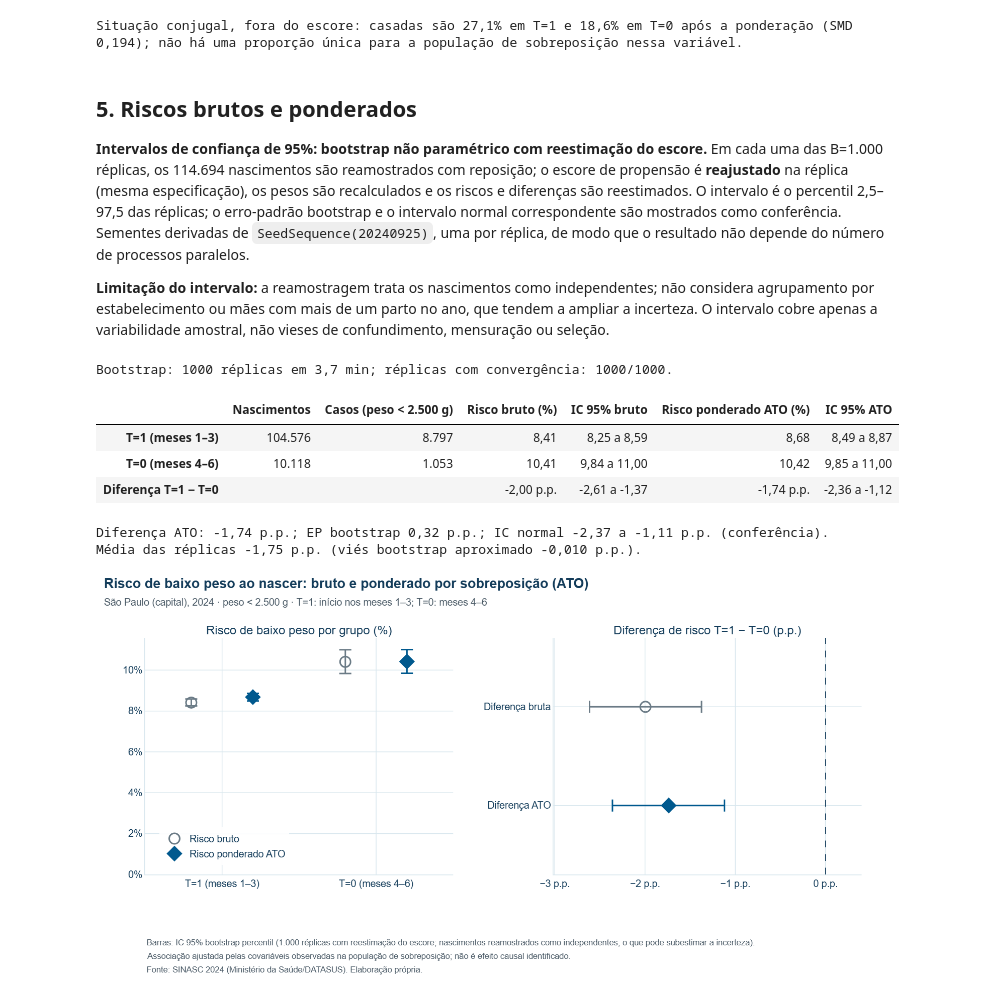
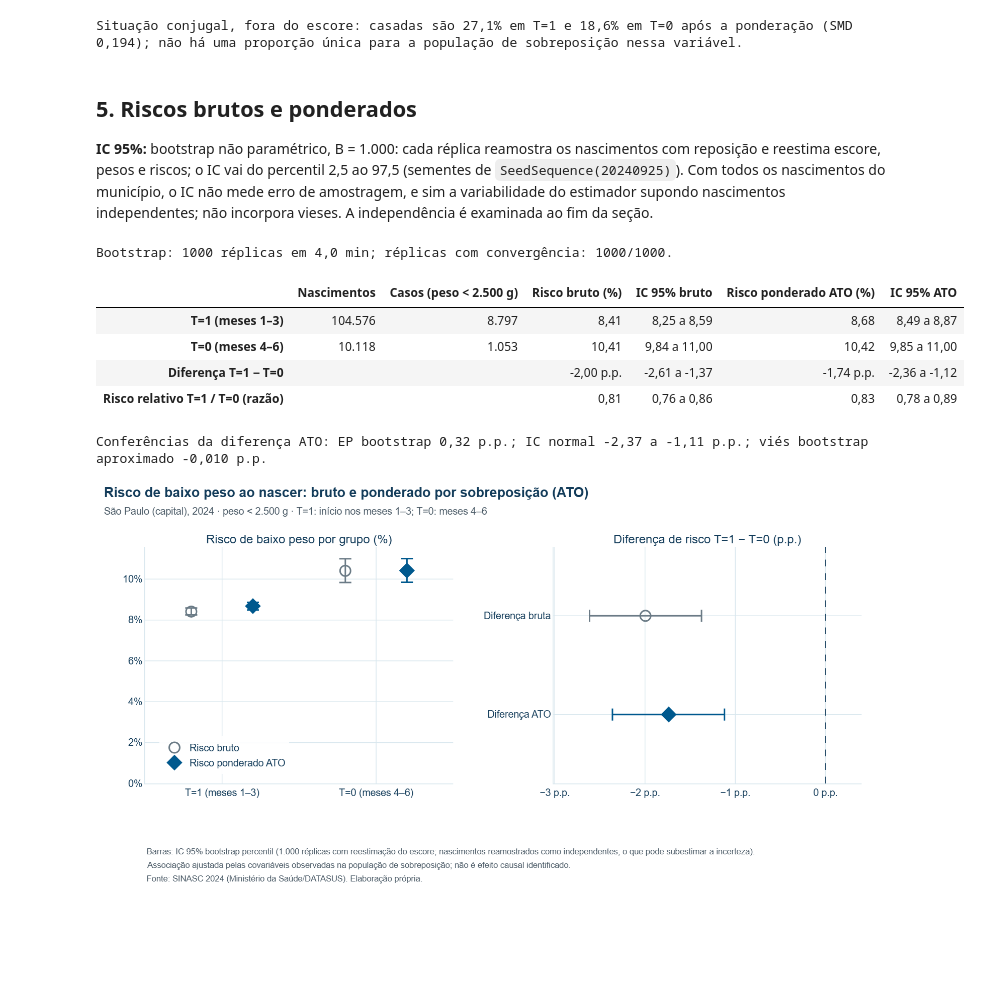
Before and after one commit to ariel-velardo/data-science-projects, a Jupyter notebook: projetos/big-data-sinasc-causal-ml/notebooks/principal/03_estimacao_ato.ipynb, the cells around one changed output. Saved outputs shown, nothing was run; the diff lists cells and outputs as text; code cells hidden in the pictures; blank space fills up the shorter version.

```diff
--- a/projetos/big-data-sinasc-causal-ml/notebooks/principal/03_estimacao_ato.ipynb
+++ b/projetos/big-data-sinasc-causal-ml/notebooks/principal/03_estimacao_ato.ipynb
@@ -97,6 +87,8 @@ with duckdb.connect() as con:
         projecao
         + ", mesprenat_num, peso_num, try_cast(QTDFILMORT AS INTEGER) AS QTDFILMORT_NUM"
         + ", year(try_strptime(CAST(DTNASC AS VARCHAR), '%d%m%Y')) AS ano_nascimento"
+        # Estabelecimento e local do parto: só para a sensibilidade da inferência (seção 5); fora do escore.
+        + ", CAST(CODESTAB AS VARCHAR) AS CODESTAB, CAST(LOCNASC AS VARCHAR) AS LOCNASC"
         + " FROM fase1_base"
         + " WHERE tratamento IS NOT NULL AND y_p1 IS NOT NULL AND gravidez_num = 1"
         + " AND mesprenat_num BETWEEN 1 AND 6 AND CAST(CODMUNRES AS VARCHAR) = ?"
@@ -479,9 +470,7 @@ Situação conjugal, fora do escore: casadas são 27,1% em T=1 e 18,6% em T=0 ap
 # %% [markdown]
 ## 5. Riscos brutos e ponderados
 
-**Intervalos de confiança de 95%: bootstrap não paramétrico com reestimação do escore.** Em cada uma das B=1.000 réplicas, os 114.694 nascimentos são reamostrados com reposição; o escore de propensão é **reajustado** na réplica (mesma especificação), os pesos são recalculados e os riscos e diferenças são reestimados. O intervalo é o percentil 2,5–97,5 das réplicas; o erro-padrão bootstrap e o intervalo normal correspondente são mostrados como conferência. Sementes derivadas de `SeedSequence(20240925)`, uma por réplica, de modo que o resultado não depende do número de processos paralelos.
-
-**Limitação do intervalo:** a reamostragem trata os nascimentos como independentes; não considera agrupamento por estabelecimento ou mães com mais de um parto no ano, que tendem a ampliar a incerteza. O intervalo cobre apenas a variabilidade amostral, não vieses de confundimento, mensuração ou seleção.
+**IC 95%:** bootstrap não paramétrico, B = 1.000: cada réplica reamostra os nascimentos com reposição e reestima escore, pesos e riscos; o IC vai do percentil 2,5 ao 97,5 (sementes de `SeedSequence(20240925)`). Com todos os nascimentos do município, o IC não mede erro de amostragem, e sim a variabilidade do estimador supondo nascimentos independentes; não incorpora vieses. A independência é examinada ao fim da seção.
 # %%
 risco_bruto = {g: Y[T == g].mean() for g in (1, 0)}
 risco_ato = {1: ajuste["r1"], 0: ajuste["r0"]}
@@ -504,46 +493,51 @@ resultados = Parallel(n_jobs=8)(delayed(replicas)(bloco) for bloco in blocos)
 # Reordena para a ordem das sementes, independente da divisão em blocos.
 boot = np.empty((B, 5))
 for i, bloco in enumerate(resultados):
     boot[i::16] = np.asarray(bloco, dtype=float)
 boot = pd.DataFrame(boot, columns=["bruto_t1", "bruto_t0", "ato_t1", "ato_t0", "convergiu"])
 boot["dif_bruta"] = 100 * (boot.bruto_t1 - boot.bruto_t0)
 boot["dif_ato"] = 100 * (boot.ato_t1 - boot.ato_t0)
+boot["rr_bruto"] = boot.bruto_t1 / boot.bruto_t0
+boot["rr_ato"] = boot.ato_t1 / boot.ato_t0
 assert len(boot) == B and boot.notna().all().all()
 print(f"Bootstrap: {B} réplicas em {fmt((time.time() - inicio) / 60, 1)} min; "
       f"réplicas com convergência: {int(boot.convergiu.sum())}/{B}.")
 assert boot.convergiu.all(), "Há réplicas sem convergência; não reportar IC sem revisão."
 
 def ic(coluna, escala=1.0):
     return tuple(escala * np.percentile(boot[coluna], [2.5, 97.5]))
 
 tabela = pd.DataFrame({
-    "Nascimentos": [fmt(n_t1), fmt(n_t0), ""],
-    "Casos (peso < 2.500 g)": [fmt(Y[T == 1].sum()), fmt(Y[T == 0].sum()), ""],
-    "Risco bruto (%)": [fmt(100 * risco_bruto[1], 2), fmt(100 * risco_bruto[0], 2), fmt(dif_bruta, 2) + " p.p."],
+    "Nascimentos": [fmt(n_t1), fmt(n_t0), "", ""],
+    "Casos (peso < 2.500 g)": [fmt(Y[T == 1].sum()), fmt(Y[T == 0].sum()), "", ""],
+    "Risco bruto (%)": [fmt(100 * risco_bruto[1], 2), fmt(100 * risco_bruto[0], 2), fmt(dif_bruta, 2) + " p.p.",
+                        fmt(risco_bruto[1] / risco_bruto[0], 2)],
     "IC 95% bruto": [
         "{} a {}".format(*(fmt(v, 2) for v in ic("bruto_t1", 100))),
         "{} a {}".format(*(fmt(v, 2) for v in ic("bruto_t0", 100))),
-        "{} a {}".format(*(fmt(v, 2) for v in ic("dif_bruta")))],
-    "Risco ponderado ATO (%)": [fmt(100 * risco_ato[1], 2), fmt(100 * risco_ato[0], 2), fmt(dif_ato, 2) + " p.p."],
+        "{} a {}".format(*(fmt(v, 2) for v in ic("dif_bruta"))),
+        "{} a {}".format(*(fmt(v, 2) for v in ic("rr_bruto")))],
+    "Risco ponderado ATO (%)": [fmt(100 * risco_ato[1], 2), fmt(100 * risco_ato[0], 2), fmt(dif_ato, 2) + " p.p.",
+                                fmt(risco_ato[1] / risco_ato[0], 2)],
     "IC 95% ATO": [
         "{} a {}".format(*(fmt(v, 2) for v in ic("ato_t1", 100))),
         "{} a {}".format(*(fmt(v, 2) for v in ic("ato_t0", 100))),
-        "{} a {}".format(*(fmt(v, 2) for v in ic("dif_ato")))],
-}, index=["T=1 (meses 1–3)", "T=0 (meses 4–6)", "Diferença T=1 − T=0"])
+        "{} a {}".format(*(fmt(v, 2) for v in ic("dif_ato"))),
+        "{} a {}".format(*(fmt(v, 2) for v in ic("rr_ato")))],
+}, index=["T=1 (meses 1–3)", "T=0 (meses 4–6)", "Diferença T=1 − T=0", "Risco relativo T=1 / T=0 (razão)"])
 display(tabela)
 
 ep = boot.dif_ato.std(ddof=1)
-print(f"Diferença ATO: {fmt(dif_ato, 2)} p.p.; EP bootstrap {fmt(ep, 2)} p.p.; "
-      f"IC normal {fmt(dif_ato - 1.96 * ep, 2)} a {fmt(dif_ato + 1.96 * ep, 2)} p.p. (conferência).")
-print(f"Média das réplicas {fmt(boot.dif_ato.mean(), 2)} p.p. (viés bootstrap aproximado {fmt(boot.dif_ato.mean() - dif_ato, 3)} p.p.).")
+print(f"Conferências da diferença ATO: EP bootstrap {fmt(ep, 2)} p.p.; IC normal {fmt(dif_ato - 1.96 * ep, 2)} a "
+      f"{fmt(dif_ato + 1.96 * ep, 2)} p.p.; viés bootstrap aproximado {fmt(boot.dif_ato.mean() - dif_ato, 3)} p.p.")
 # %% [output]
-Bootstrap: 1000 réplicas em 3,7 min; réplicas com convergência: 1000/1000.
+Bootstrap: 1000 réplicas em 4,0 min; réplicas com convergência: 1000/1000.
 |  | Nascimentos | Casos (peso < 2.500 g) | Risco bruto (%) | IC 95% bruto | Risco ponderado ATO (%) | IC 95% ATO |
 | T=1 (meses 1–3) | 104.576 | 8.797 | 8,41 | 8,25 a 8,59 | 8,68 | 8,49 a 8,87 |
 | T=0 (meses 4–6) | 10.118 | 1.053 | 10,41 | 9,84 a 11,00 | 10,42 | 9,85 a 11,00 |
 | Diferença T=1 − T=0 |  |  | -2,00 p.p. | -2,61 a -1,37 | -1,74 p.p. | -2,36 a -1,12 |
+| Risco relativo T=1 / T=0 (razão) |  |  | 0,81 | 0,76 a 0,86 | 0,83 | 0,78 a 0,89 |
-Diferença ATO: -1,74 p.p.; EP bootstrap 0,32 p.p.; IC normal -2,37 a -1,11 p.p. (conferência).
-Média das réplicas -1,75 p.p. (viés bootstrap aproximado -0,010 p.p.).
+Conferências da diferença ATO: EP bootstrap 0,32 p.p.; IC normal -2,37 a -1,11 p.p.; viés bootstrap aproximado -0,010 p.p.
 # %%
 grupos = [(1, "T=1 (meses 1–3)"), (0, "T=0 (meses 4–6)")]
 n_grupo = {1: n_t1, 0: n_t0}
```
Also changed, not shown: parts of 21 cells of this notebook, 18 other files.
